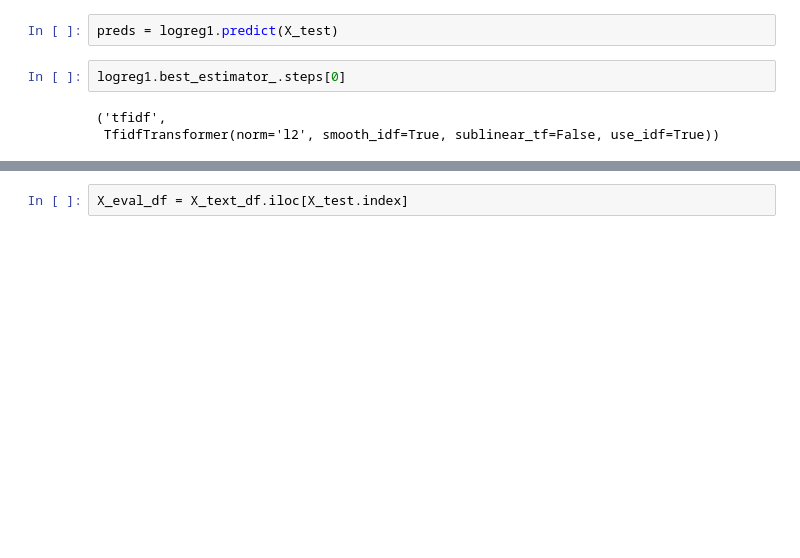
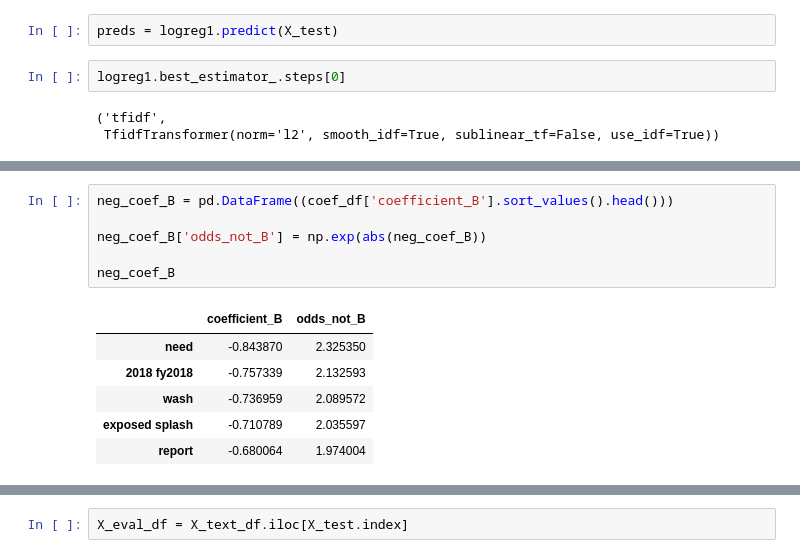
Before and after one commit to BLGreenspan/Capstone, a Jupyter notebook: Capstone Code.ipynb, the cells around one changed output, grey strips where cells are left out. Saved outputs shown, nothing was run; the diff lists cells and outputs as text; blank space fills up the shorter version.

```diff
--- a/Capstone Code.ipynb
+++ b/Capstone Code.ipynb
@@ -874,0 +906,13 @@ coef_df.rename(columns={0 : 'A',
+# %%
+neg_coef_B = pd.DataFrame((coef_df['coefficient_B'].sort_values().head()))
+
+neg_coef_B['odds_not_B'] = np.exp(abs(neg_coef_B))
+
+neg_coef_B
+# %% [output]
+|  | coefficient_B | odds_not_B |
+| need | -0.843870 | 2.325350 |
+| 2018 fy2018 | -0.757339 | 2.132593 |
+| wash | -0.736959 | 2.089572 |
+| exposed splash | -0.710789 | 2.035597 |
+| report | -0.680064 | 1.974004 |
```
Also changed, not shown: parts of 53 cells of this notebook.
